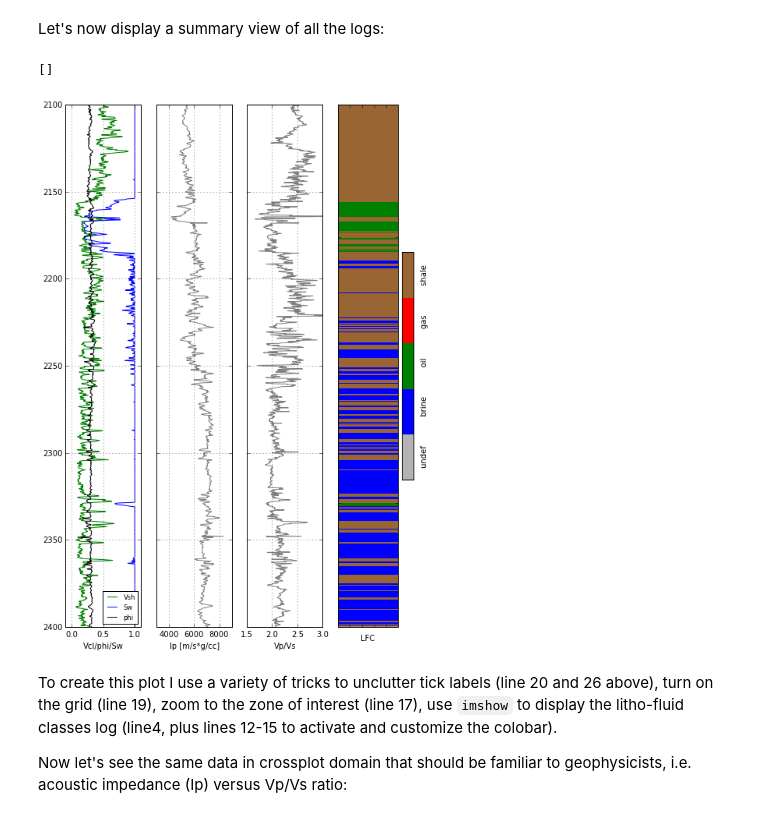
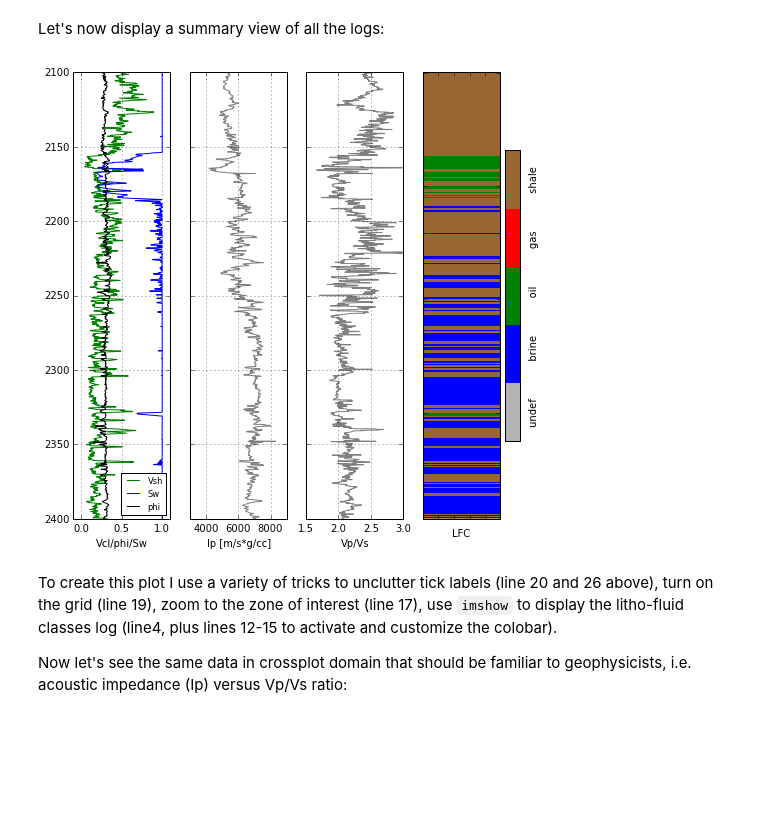
Before and after one commit to seg/tutorials, a Jupyter notebook: 1504_Seismic_petrophysics_1/Seismic_petrophysics_1.ipynb, the cells around one changed output. Cells and saved outputs as stored; diff of their text form; code cells hidden in the pictures; blank space fills up the shorter version.

Commit message:
updating figures

```diff
--- a/1504_Seismic_petrophysics_1/Seismic_petrophysics_1.ipynb
+++ b/1504_Seismic_petrophysics_1/Seismic_petrophysics_1.ipynb
@@ -204,36 +204,36 @@ ll=logs.ix[(logs.DEPTH>=ztop) & (logs.DEPTH<=zbot)]
 
 cluster=np.repeat(np.expand_dims(ll['LFC'].values,1), 100, 1)
 
-f, ax = plt.subplots(nrows=1, ncols=4, figsize=(8, 12))
+f, ax = plt.subplots(nrows=1, ncols=4, figsize=(8, 8))
 ax[0].plot(ll.VSH, ll.DEPTH, '-g', label='Vsh')
 ax[0].plot(ll.SW, ll.DEPTH, '-b', label='Sw')
 ax[0].plot(ll.PHI, ll.DEPTH, '-k', label='phi')
 ax[1].plot(ll.IP, ll.DEPTH, '-', color='0.5')
 ax[2].plot(ll.VPVS, ll.DEPTH, '-', color='0.5')
 im=ax[3].imshow(cluster, interpolation='none', aspect='auto',cmap=cmap_facies,vmin=0,vmax=4)
 
 cbar=plt.colorbar(im, ax=ax[3])
 # cbar.set_label('0=undef,1=brine,2=oil,3=gas,4=shale')
 # cbar.set_ticks(range(0,4+1)); cbar.set_ticklabels(range(0,4+1))
 cbar.set_label((12*' ').join(['undef', 'brine', 'oil', 'gas', 'shale']))
 cbar.set_ticks(range(0,1)); cbar.set_ticklabels('')
 
 for i in range(len(ax)-1):
     ax[i].set_ylim(ztop,zbot)
     ax[i].invert_yaxis()
     ax[i].grid()
     ax[i].locator_params(axis='x', nbins=4)
 ax[0].legend(fontsize='small', loc='lower right')
 ax[0].set_xlabel("Vcl/phi/Sw"),    ax[0].set_xlim(-.1,1.1)
 ax[1].set_xlabel("Ip [m/s*g/cc]"), ax[1].set_xlim(3000,9000)
 ax[2].set_xlabel("Vp/Vs"),         ax[2].set_xlim(1.5,3)
 ax[3].set_xlabel('LFC')
 ax[1].set_yticklabels([]); ax[2].set_yticklabels([]); ax[3].set_yticklabels([]); ax[3].set_xticklabels([])
 
 #plt.savefig("log.png", dpi=250)
+plt.show()
 # %% [output]
-[]
-[figure, old version]
+[figure, new version]
 # %% [markdown]
 To create this plot I use a variety of tricks to unclutter tick labels (line 20 and 26 above), turn on the grid (line 19), zoom to the zone of interest (line 17), use `imshow` to display the litho-fluid classes log (line4, plus lines 12-15 to activate and customize the colobar).
 
```
Also changed, not shown: parts of 1 cell of this notebook, 2 other files.
